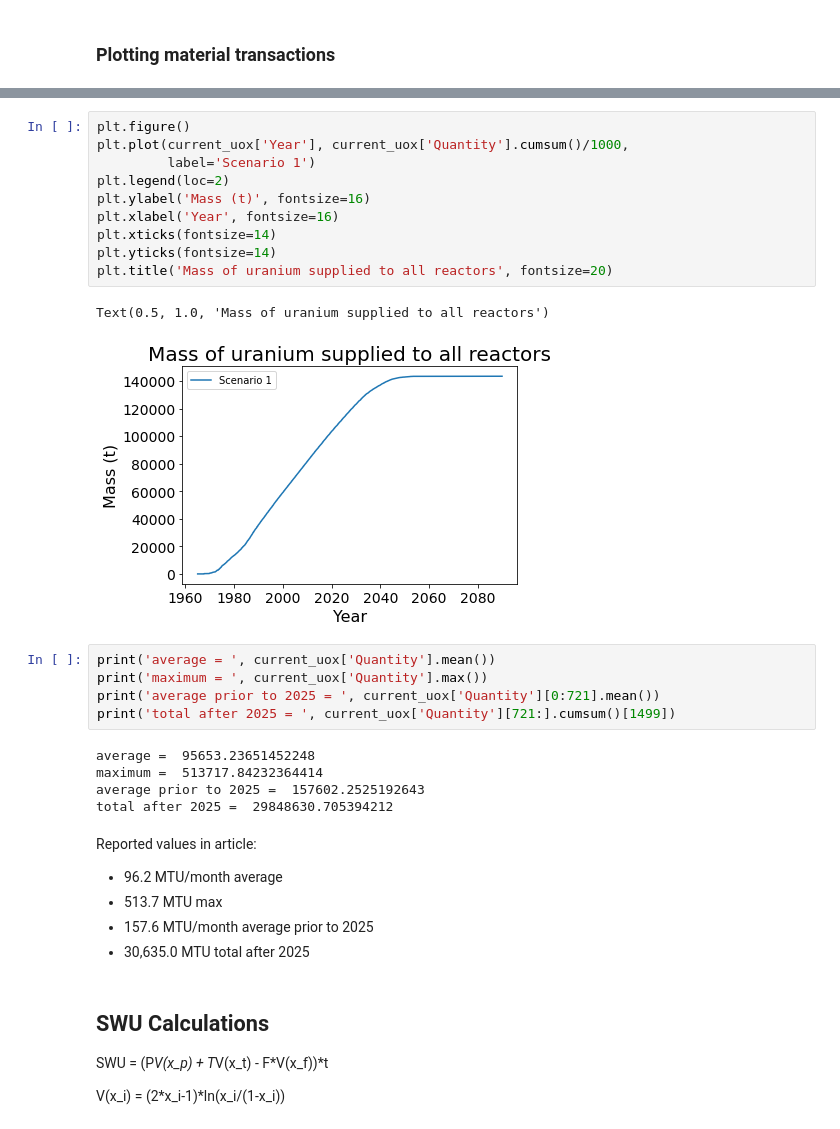
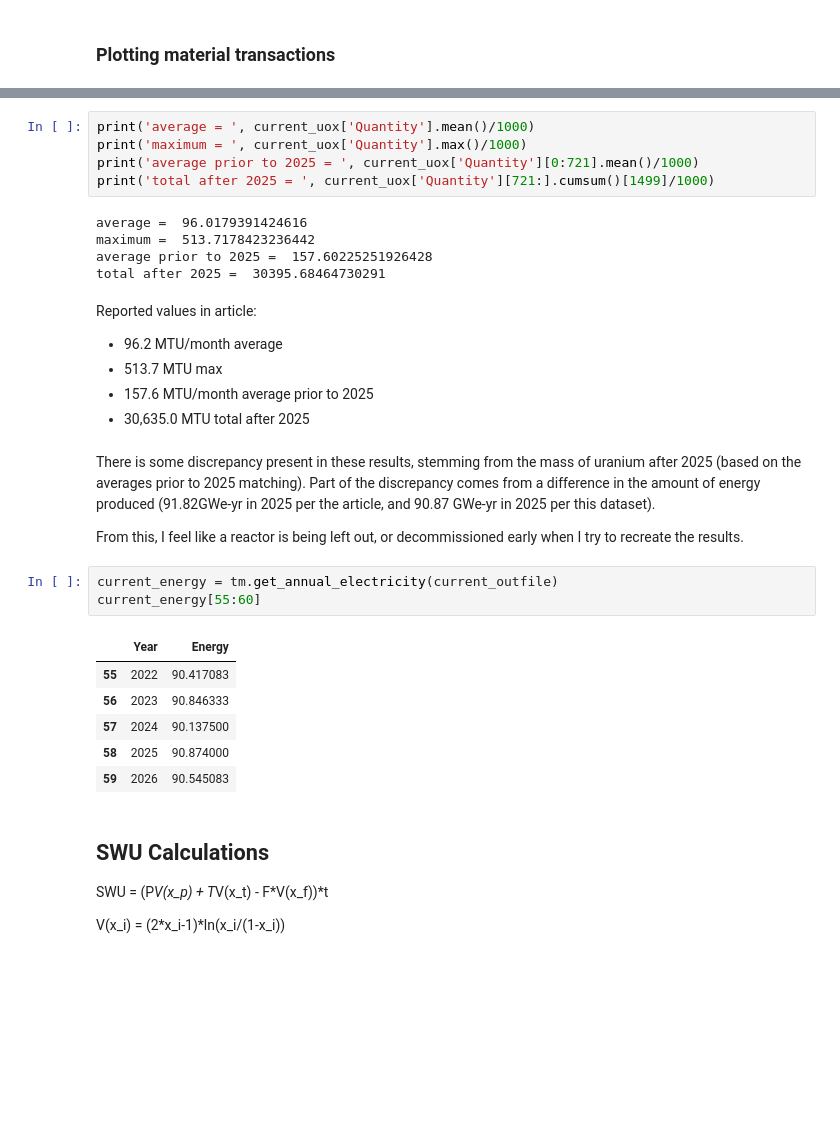
Before and after one commit to abachma2/transition-scenarios, a Jupyter notebook: input/haleu/results-check/analysis_function_test.ipynb, the cells around one changed output, grey strips where cells are left out. Saved outputs shown, nothing was run; the diff lists cells and outputs as text; blank space fills up the shorter version.

Commit message:
show all results, add small discussion on why some results disagree

```diff
--- a/input/haleu/results-check/analysis_function_test.ipynb
+++ b/input/haleu/results-check/analysis_function_test.ipynb
@@ -52,32 +52,37 @@ Text(0.5, 1.0, 'Mass of uranium supplied to all reactors')
-# %%
-plt.figure()
-plt.plot(current_uox['Year'], current_uox['Quantity'].cumsum()/1000,
-         label='Scenario 1')
-plt.legend(loc=2)
-plt.ylabel('Mass (t)', fontsize=16)
-plt.xlabel('Year', fontsize=16)
-plt.xticks(fontsize=14)
-plt.yticks(fontsize=14)
-plt.title('Mass of uranium supplied to all reactors', fontsize=20)
-# %% [output]
-Text(0.5, 1.0, 'Mass of uranium supplied to all reactors')
-[figure, removed]
 # %%
-print('average = ', current_uox['Quantity'].mean())
-print('maximum = ', current_uox['Quantity'].max())
-print('average prior to 2025 = ', current_uox['Quantity'][0:721].mean())
-print('total after 2025 = ', current_uox['Quantity'][721:].cumsum()[1499])
+print('average = ', current_uox['Quantity'].mean()/1000)
+print('maximum = ', current_uox['Quantity'].max()/1000)
+print('average prior to 2025 = ', current_uox['Quantity'][0:721].mean()/1000)
+print('total after 2025 = ', current_uox['Quantity'][721:].cumsum()[1499]/1000)
 # %% [output]
-average =  95653.23651452248
-maximum =  513717.84232364414
-average prior to 2025 =  157602.2525192643
-total after 2025 =  29848630.705394212
+average =  96.0179391424616
+maximum =  513.7178423236442
+average prior to 2025 =  157.60225251926428
+total after 2025 =  30395.68464730291
 # %% [markdown]
 Reported values in article:
 * 96.2 MTU/month average
 * 513.7 MTU max
 * 157.6 MTU/month average prior to 2025
 * 30,635.0 MTU total after 2025
+# %% [markdown]
+There is some discrepancy present in these results, stemming from the mass of
+uranium after 2025 (based on the averages prior to 2025 matching). Part of the
+discrepancy comes from a difference in the amount of energy produced (91.82GWe-yr
+in 2025 per the article, and 90.87 GWe-yr in 2025 per this dataset).
+
+From this, I feel like a reactor is being left out, or decommissioned early when
+I try to recreate the results.
+# %%
+current_energy = tm.get_annual_electricity(current_outfile)
+current_energy[55:60]
+# %% [output]
+|  | Year | Energy |
+| 55 | 2022 | 90.417083 |
+| 56 | 2023 | 90.846333 |
+| 57 | 2024 | 90.137500 |
+| 58 | 2025 | 90.874000 |
+| 59 | 2026 | 90.545083 |
 # %% [markdown]
 ## SWU Calculations
 SWU = (P*V(x_p) + T*V(x_t) - F*V(x_f))*t
```
Also changed, not shown: parts of 5 cells of this notebook.
